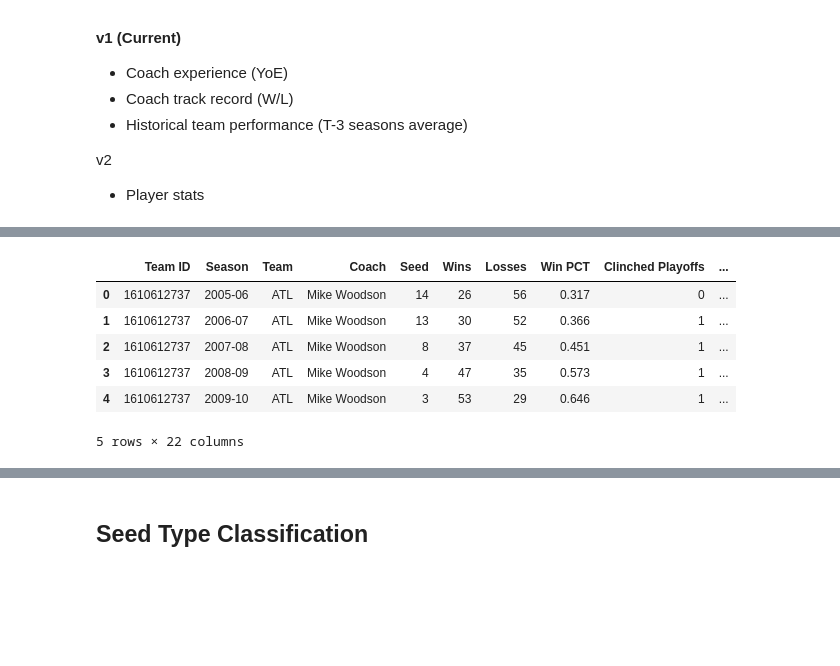
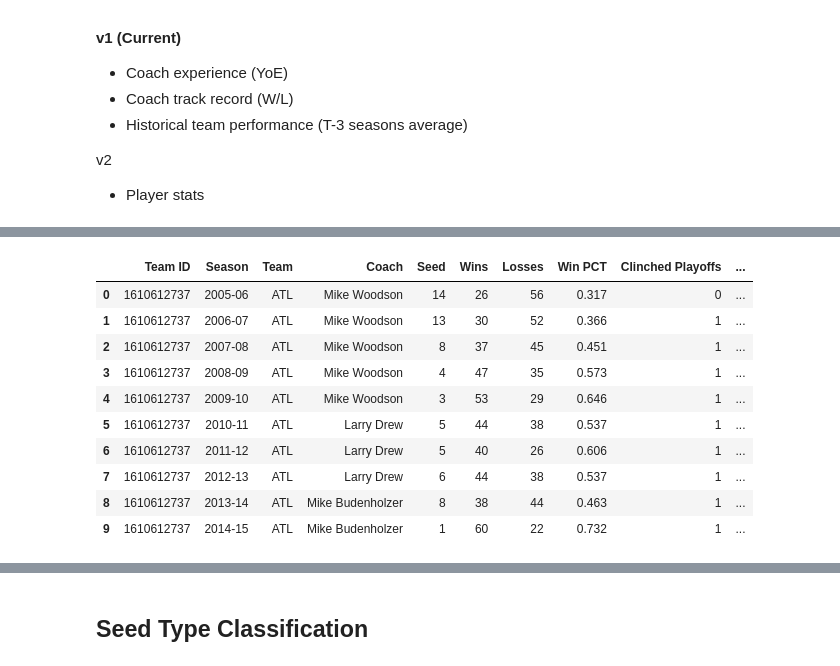
Before and after one commit to cgkelvin/sports-analytics, a Jupyter notebook: analysis.ipynb, the cells around one changed output, grey strips where cells are left out. Cells and saved outputs as stored; diff of their text form; code cells hidden in the pictures; blank space fills up the shorter version.

```diff
--- a/analysis.ipynb
+++ b/analysis.ipynb
@@ -274,20 +266,23 @@ coaches_df = coaches_fixed_df['Coach']
 
 coaches_df.reset_index(drop=True, inplace=True)
 # %%
-#combined_df_coachagg.reset_index(drop=True, inplace=True)
+# combined_df_coachagg = combined_df.sort_values(by = ['Team', 'Season'])
+# combined_df_coachagg.reset_index(drop=True, inplace=True)
 
-#combined_df = combined_df.drop(columns='Coach')
-#combined_df_coachagg = combined_df.sort_values(by = ['Team', 'Season'])
-#combined_df_coachagg = combined_df_coachagg.drop(columns='Coach')
-#combined_df_coachagg = combined_df_coachagg.sort_values(['Team', 'Season'])
-#combined_df_coachagg.insert(loc=3, column='Coach', value=coaches_df)
-#combined_df_coachagg.reset_index(drop=True, inplace=True)
-combined_df_coachagg.head(5)
+# combined_df = combined_df.drop(columns='Coach')
+# combined_df_coachagg = combined_df_coachagg.drop(columns='Coach')
+# combined_df_coachagg.insert(loc=3, column='Coach', value=coaches_df)
+
+combined_df_coachagg.head(10)
 # %% [output]
 |  | Team ID | Season | Team | Coach | Seed | Wins | Losses | Win PCT | Clinched Playoffs | ... |
 | 0 | 1610612737 | 2005-06 | ATL | Mike Woodson | 14 | 26 | 56 | 0.317 | 0 | ... |
 | 1 | 1610612737 | 2006-07 | ATL | Mike Woodson | 13 | 30 | 52 | 0.366 | 1 | ... |
 | 2 | 1610612737 | 2007-08 | ATL | Mike Woodson | 8 | 37 | 45 | 0.451 | 1 | ... |
 | 3 | 1610612737 | 2008-09 | ATL | Mike Woodson | 4 | 47 | 35 | 0.573 | 1 | ... |
 | 4 | 1610612737 | 2009-10 | ATL | Mike Woodson | 3 | 53 | 29 | 0.646 | 1 | ... |
+| 5 | 1610612737 | 2010-11 | ATL | Larry Drew | 5 | 44 | 38 | 0.537 | 1 | ... |
+| 6 | 1610612737 | 2011-12 | ATL | Larry Drew | 5 | 40 | 26 | 0.606 | 1 | ... |
+| 7 | 1610612737 | 2012-13 | ATL | Larry Drew | 6 | 44 | 38 | 0.537 | 1 | ... |
+| 8 | 1610612737 | 2013-14 | ATL | Mike Budenholzer | 8 | 38 | 44 | 0.463 | 1 | ... |
+| 9 | 1610612737 | 2014-15 | ATL | Mike Budenholzer | 1 | 60 | 22 | 0.732 | 1 | ... |
-5 rows × 22 columns
```
Also changed, not shown: parts of 26 cells of this notebook.
